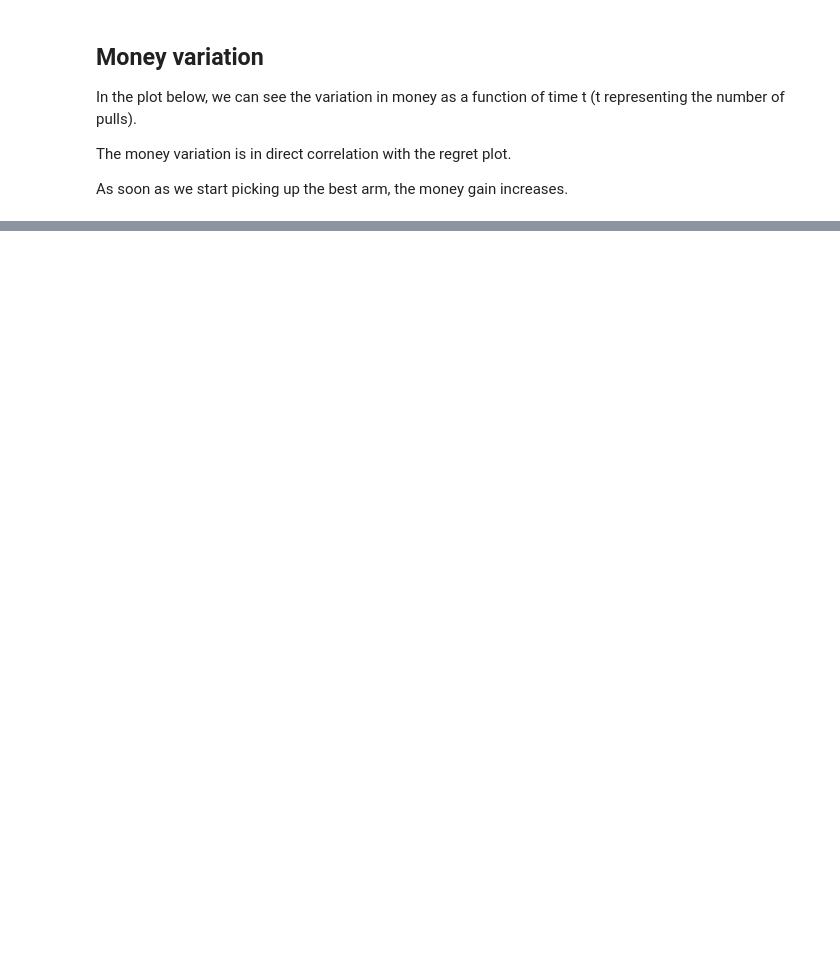
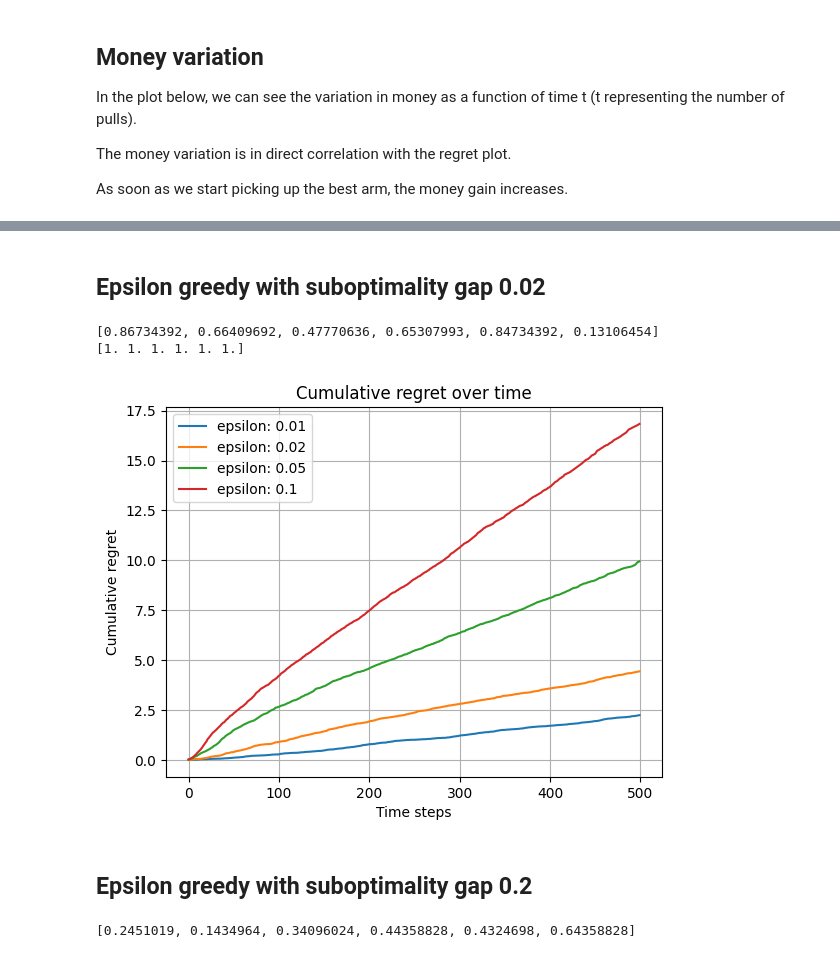
Before and after one commit to Thosam1/BachelorProject, a Jupyter notebook: Bandits/multi-armed-bandits/multi_armed_bandits.ipynb, the cells around one changed output, grey strips where cells are left out. Cells and saved outputs as stored; diff of their text form; code cells hidden in the pictures; blank space fills up the shorter version.

Commit message:
added plots for epsilon greedy and ucb, separated to environment and algorithm (refactored the code) in order to put them in the report

```diff
--- a/Bandits/multi-armed-bandits/multi_armed_bandits.ipynb
+++ b/Bandits/multi-armed-bandits/multi_armed_bandits.ipynb
@@ -548,0 +550,29 @@ Money left : 5472.0
+# %% [markdown]
+## Epsilon greedy with suboptimality gap 0.02
+# %%
+n_simulations = 100
+n_arms =  6
+n_steps = 500
+true_probs = [0.86734392, 0.66409692, 0.47770636, 0.65307993, 0.84734392, 0.13106454] # probability_distribution_by_gaps(n_arms, [0.02])[0] # np.random.rand(n_arms)
+max_reward = 1.0
+rewards_associated = np.ones(n_arms) # * max_reward * np.random.rand(n_arms)
+epsilons = [0.01, 0.02, 0.05, 0.1, 0.2, 0.5]
+
+print(true_probs)
+print(rewards_associated)
+# %% [output]
+[0.86734392, 0.66409692, 0.47770636, 0.65307993, 0.84734392, 0.13106454]
+[1. 1. 1. 1. 1. 1.]
+# %%
+regrets = run_epsilon_greedy_for_different_epsilons(n_simulations, n_arms, n_steps, true_probs, rewards_associated, epsilons)
+# %%
+plot_cumulative_regrets(regrets[:4], ["epsilon: 0.01", "epsilon: 0.02", "epsilon: 0.05", "epsilon: 0.1", "epsilon: 0.2"])
+# %% [output]
+[figure, added]
+# %% [markdown]
+## Epsilon greedy with suboptimality gap 0.2
+# %%
+true_probs = [0.2451019, 0.1434964, 0.34096024, 0.44358828, 0.4324698, 0.64358828] # probability_distribution_by_gaps(n_arms, [0.2])[0]
+print(true_probs)
+# %% [output]
+[0.2451019, 0.1434964, 0.34096024, 0.44358828, 0.4324698, 0.64358828]
```
Also changed, not shown: parts of 49 cells of this notebook, 6 other files.
